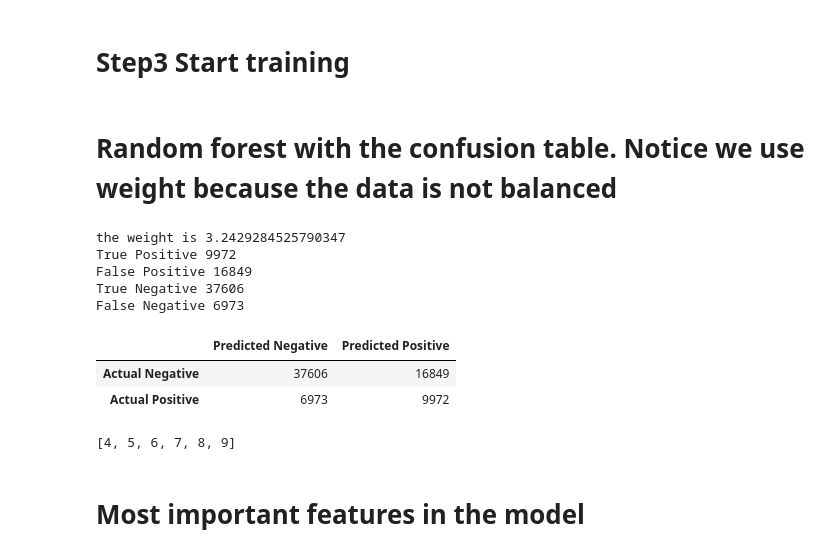
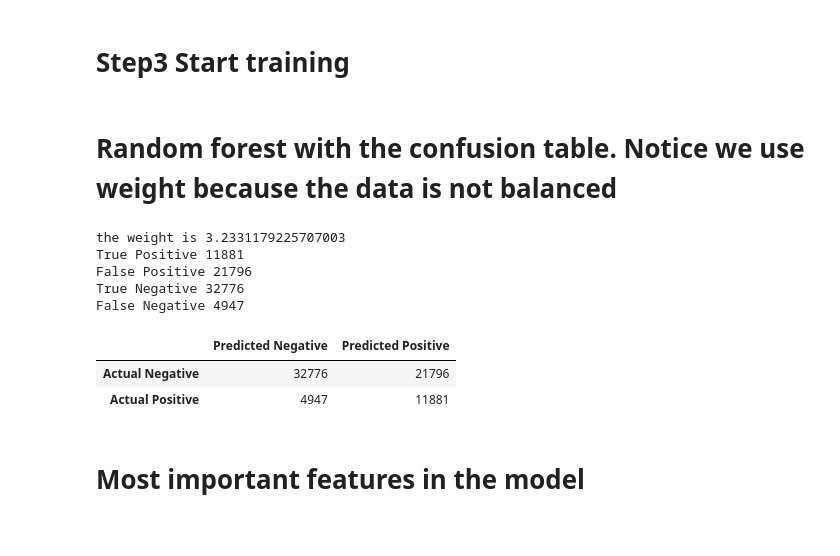
Before and after one commit to RenNY123/Loan, a Jupyter notebook: Loan.ipynb, the cells around one changed output. Saved outputs shown, nothing was run; the diff lists cells and outputs as text; code cells hidden in the pictures.

```diff
--- a/Loan.ipynb
+++ b/Loan.ipynb
@@ -191,10 +190,3 @@ df.groupby('addr_state')['target'].agg(np.mean).plot(kind='barh',alpha=0.5, figs
 [figure]
 # %% [markdown]
 # Take a look at the rest of the categories
-# %%
-n=[k for k, v in null_oCol.items() if v > 10000]
-cl=[x for x in oCol if x not in n]
-print(cl)
-cl2=list( cl[i] for i in [0,1,2,4,5,6,8,11,15,16,17] )
-print()
-print(cl2)
@@ -334,10 +326,12 @@ cn2
+# %%
+cn2=['loan_amnt', 'int_rate', 'total_acc', 'annual_inc', 'dti', 'revol_util', 'revol_bal']
 # %% [markdown]
 # Feature distribution default vs not default
 # %%
 plt.figure()
 n=1
 for i in cn2:
-    df[i]=reject_outliers(df[i])
+    df[i]=reject_outliers(df[i],m=4)
     df[i]=missingToMean(df[i])
     plt.subplot(4,2,n)
     df.groupby('target')[i].plot(kind = 'hist', alpha=0.5, figsize=(10, 15), title=i )
@@ -351,6 +345 @@ col_use=['addr_state', 'issue_mo','issue_year', 'term', 'sub_grade', 'purpose',
 ]
-# %%
-#df=pd.read_csv('df.csv',sep=';')
-#dff=df
-df=df[col_use]
-df.head()
@@ -450,6 +432,8 @@ Training set:  214200 214200
 Test set:  71400 71400
 # %% [markdown]
 # Step3 Start training
+# %% [markdown]
+# Random forest with the confusion table. Notice we use weight because the data is not balanced
 # %%
 def perfmetrics(model, test, target):
     pred = model.predict(test)
@@ -466,12 +450,10 @@ def perfmetrics(model, test, target):
             else:
                 FN += 1
     return (TP, TN, FP, FN)
-# %% [markdown]
-# Random forest with the confusion table. Notice we use weight because the data is not balanced
 # %%
 from sklearn.ensemble import RandomForestClassifier
 
-rf = RandomForestClassifier(max_depth=5, n_estimators=11, max_features=5)
+rf = RandomForestClassifier(max_depth=5, n_estimators=11, max_features=10)
 
 truedefault = 0
 for i in range(0, len(target_train)):
@@ -481,43 +463,39 @@ for i in range(0, len(target_train)):
 weight = float((len(target_train) - truedefault)) / float(truedefault)
 
 print ('the weight is', weight)
 
 weightarray = []
 
 for i in range(0, len(target_train)):
     if 0.9 < target_train[i] and target_train[i] < 1.1:
         #weightarray.append(10)
         weightarray.append(weight)
     else:
         weightarray.append(1)
 
 weightarr = np.array(weightarray)
 
 rf.fit(loan_train, target_train, sample_weight=weightarr)
 
 
 
 TP, TN, FP, FN = perfmetrics(rf, loan_test, target_test)
 
 print ('True Positive', TP)
 print ('False Positive', FP)
 print ('True Negative', TN)
 print ('False Negative', FN)
 
 ct=pd.DataFrame({"Predicted Negative":[TN, FN],"Predicted Positive":[FP, TP]}, index=['Actual Negative','Actual Positive'])
 ct
 # %% [output]
-the weight is 3.2429284525790347
-True Positive 9972
-False Positive 16849
-True Negative 37606
-False Negative 6973
+the weight is 3.2331179225707003
+True Positive 11881
+False Positive 21796
+True Negative 32776
+False Negative 4947
 |  | Predicted Negative | Predicted Positive |
-| Actual Negative | 37606 | 16849 |
-| Actual Positive | 6973 | 9972 |
+| Actual Negative | 32776 | 21796 |
+| Actual Positive | 4947 | 11881 |
-# %%
-list(range(4, 10))
-# %% [output]
-[4, 5, 6, 7, 8, 9]
 # %%
 l=list(df.columns)
```
Also changed, not shown: parts of 29 cells of this notebook.
